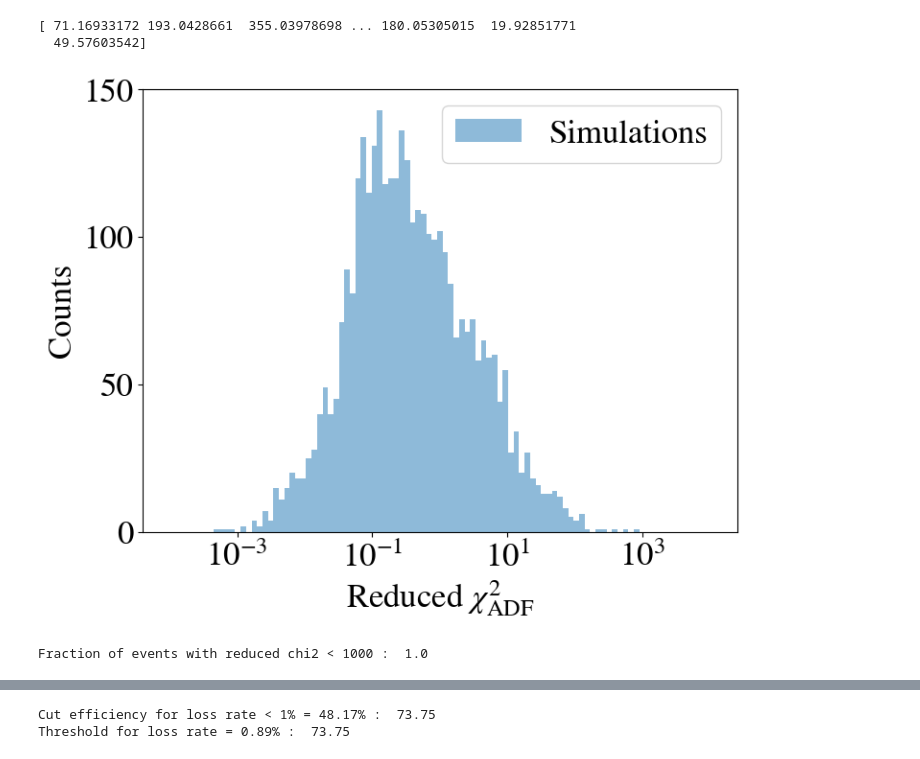
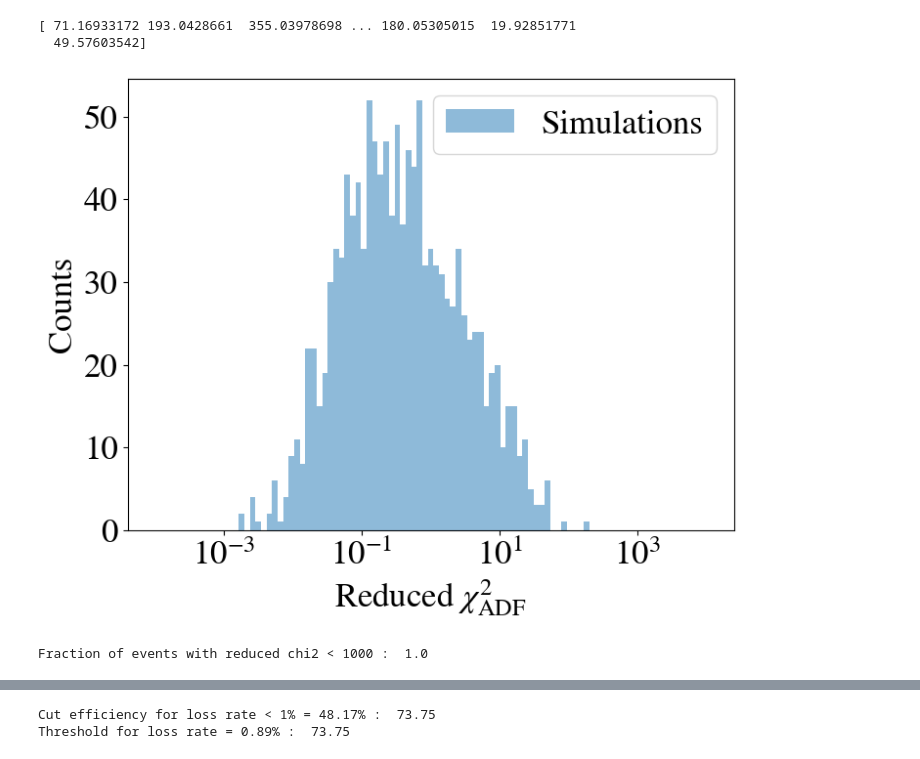
Before and after one commit to LavoisierJ/quantification, a Jupyter notebook: ADF_quant/1_plot_ADF_quant.ipynb, the cells around one changed output, grey strips where cells are left out. Cells and saved outputs as stored; diff of their text form; code cells hidden in the pictures.

Commit message:
Using COREAS simulations

```diff
--- a/ADF_quant/1_plot_ADF_quant.ipynb
+++ b/ADF_quant/1_plot_ADF_quant.ipynb
@@ -83,7 +83,8 @@ def plot_loghist(x, bins, label, alpha, density=False,range=None):
 
 
 # path_data = "/pbs/home/j/jlavoisier/pipeline_lab/ADF_quant/out_files/data_chi2_n_ant.npy"
-path_sim = sorted(glob("/sps/grand/jlavoisier/code/quantification/ADF_quant/out_files/batch/AN_*"))
+# path_sim = sorted(glob("/sps/grand/jlavoisier/code/quantification/ADF_quant/out_files/batch/ZHAiReS_GP300/AN_*"))
+path_sim = sorted(glob("/sps/grand/jlavoisier/code/quantification/ADF_quant/out_files/batch/COREAS/CoreasDC2_*chi2*"))
 
 
 chi2_sims = np.array([])
@@ -95,7 +96,7 @@ phi_true = np.array([])
 
 for i in range(len(path_sim)):
     file_sims = np.load(path_sim[i])
-    print("Number of simulated events in file ", path_sim[i], " : ", len(file_sims[0]))
+    print("Number of simulated events in file ", path_sim[i].split('/')[-1], " : ", len(file_sims[0]))
     n_ant_trig_sims = np.append(n_ant_trig_sims, file_sims[0])
     chi2_sims = np.append(chi2_sims, file_sims[1])
     theta_sims = np.append(theta_sims, file_sims[2])
@@ -104,5 +105,6 @@ for i in range(len(path_sim)):
     phi_true = np.append(phi_true, file_sims[5])
 
 print("Number of simulated events processed : ", len(chi2_sims))
+print(len(n_ant_trig_sims), len(theta_sims), len(phi_sims), len(theta_true), len(phi_true))
 print(chi2_sims)
 # %% [output]
@@ -125,7 +128,8 @@ Number of simulated events processed :  3496
 # %%
 # For energy import
 
-path = f"/sps/grand/jlavoisier/code/quantification/check_sims/out_files/simsGP300NJ_theta_n_ant_energy.npy"
+# path = f"/sps/grand/jlavoisier/code/quantification/check_sims/out_files/simsGP300NJ_theta_n_ant_energy.npy"
+path = f"/sps/grand/jlavoisier/code/quantification/check_sims/out_files/simsCOREASNJ_theta_phi_nant_energy_ntestedcore_SNR5.npy"
 
 file_sims = np.load(path)
 
@@ -139,4 +143,6 @@ phi = phi_tot[n_ant_trig_tot >= 5]
 energy = energy_tot[n_ant_trig_tot >= 5]
 
 print(theta_true)
+print(len(theta_true))
+print(len(theta))
 # %% [output]
@@ -201,22 +212,22 @@ weights_events = weights_events * weights_distrib_theta * weights_distrib_energy
 # %%
 logbins = np.logspace(-4, 4, 100)
 
 plt.figure(figsize=(8,6))
-plot_loghist(chi2_sims[~np.isnan(chi2_sims)],
+plot_loghist(chi2_sims[energy * 1e9 <= 10**18.5],
              bins=logbins,
              alpha=0.5,
              label='Simulations',
             #  density=True
              )
 plt.xlabel(r'Reduced $\chi^2_{\rm ADF}$')
 plt.ylabel('Counts')
 # plt.title('Distribution of Reduced chi2 for Simulations')
 plt.legend()
 plt.show()
 
 print("Fraction of events with reduced chi2 < 1000 : ", len(chi2_sims[chi2_sims<1000])/len(chi2_sims))
 # %% [output]
-[figure, old version]
+[figure, new version]
 Fraction of events with reduced chi2 < 1000 :  1.0
 # %%
 
```
Also changed, not shown: parts of 4 cells of this notebook, 9 other files.
